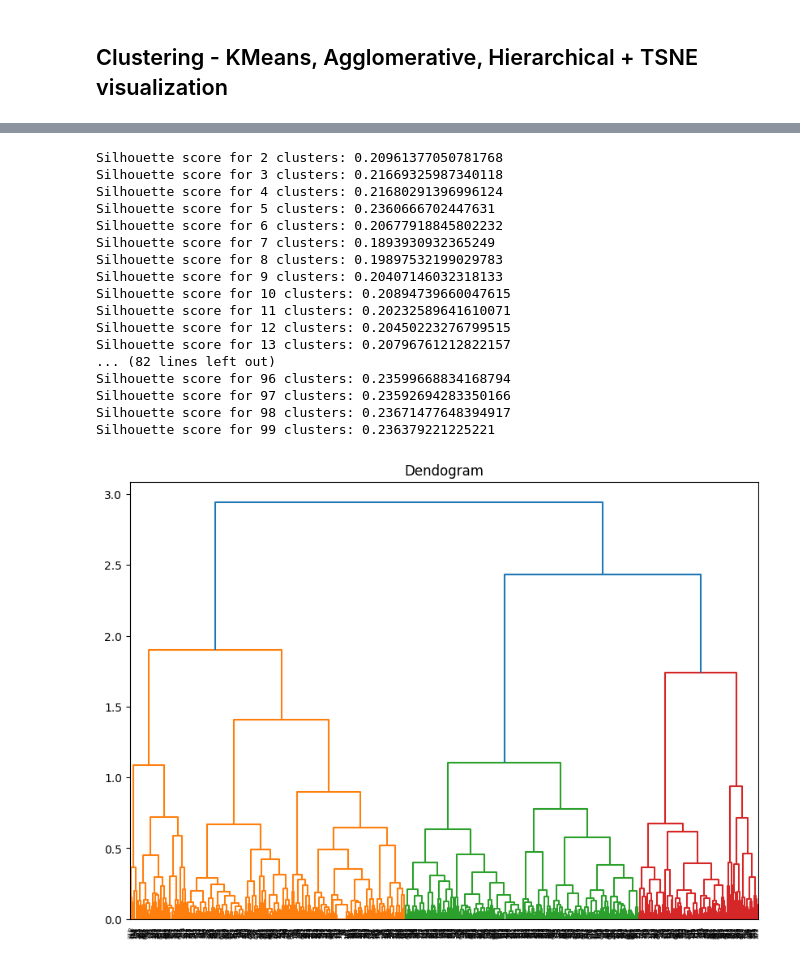
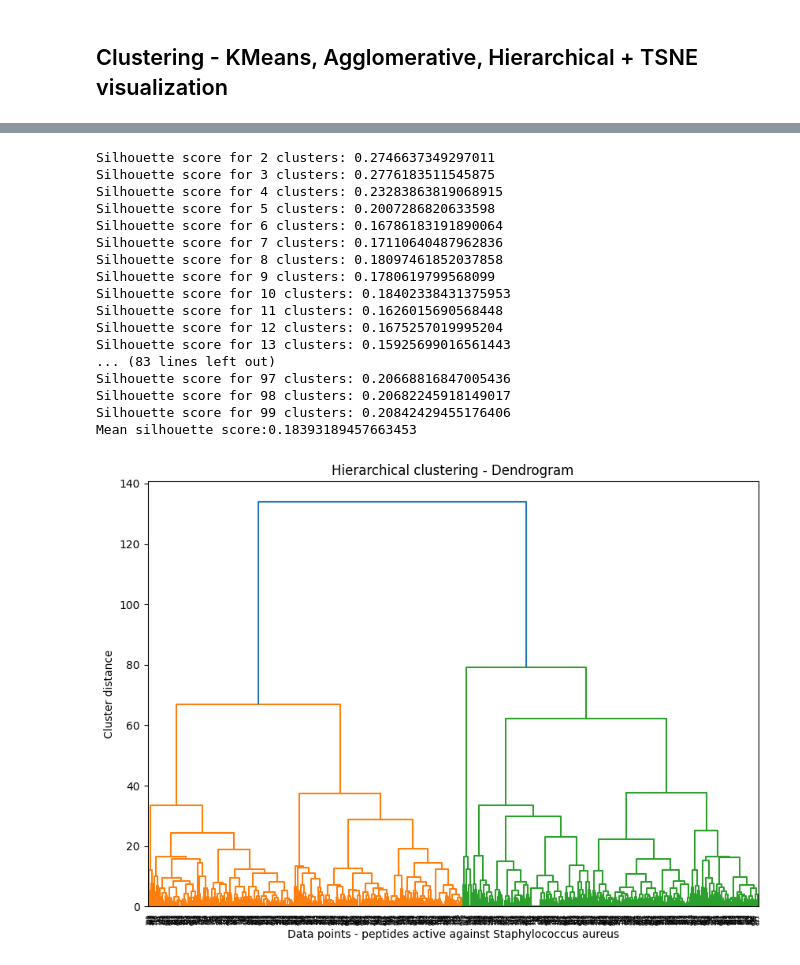
Before and after one commit to Dominule/qsAMPr, a Jupyter notebook: src/cluster_stuff/basic_clustering.ipynb, the cells around one changed output, grey strips where cells are left out. Drawn from its saved outputs; the diff is of its cells as text; code cells hidden in the pictures.

```diff
--- a/src/cluster_stuff/basic_clustering.ipynb
+++ b/src/cluster_stuff/basic_clustering.ipynb
@@ -2,7 +2,7 @@
 ## Clustering - KMeans, Agglomerative, Hierarchical + TSNE visualization
 # %%
 import pandas as pd
-df = pd.read_csv("../data/examples_DBAASP/descriptors_positive_staphylococcus.csv")
+df = pd.read_csv("../../data/samples_DBAASP/descriptors_positive_staphylococcus.csv")
 # %%
 # KMeans clustering
 
@@ -45,36 +47,40 @@ for i in range(2, 100):
     score = metrics.silhouette_score(df, agg.labels_, metric='euclidean')
     silhouette_scores.append(score)
     print(f"Silhouette score for {i} clusters: {score}")
+avg = sum(silhouette_scores) / len(silhouette_scores)
+print("Mean silhouette score:" + str(avg))
 # %% [output]
-Silhouette score for 2 clusters: 0.20961377050781768
-Silhouette score for 3 clusters: 0.21669325987340118
-Silhouette score for 4 clusters: 0.21680291396996124
-Silhouette score for 5 clusters: 0.2360666702447631
-Silhouette score for 6 clusters: 0.20677918845802232
-Silhouette score for 7 clusters: 0.1893930932365249
-Silhouette score for 8 clusters: 0.19897532199029783
-Silhouette score for 9 clusters: 0.20407146032318133
-Silhouette score for 10 clusters: 0.20894739660047615
-Silhouette score for 11 clusters: 0.20232589641610071
-Silhouette score for 12 clusters: 0.20450223276799515
-Silhouette score for 13 clusters: 0.20796761212822157
-... (82 lines left out)
-Silhouette score for 96 clusters: 0.23599668834168794
-Silhouette score for 97 clusters: 0.23592694283350166
-Silhouette score for 98 clusters: 0.23671477648394917
-Silhouette score for 99 clusters: 0.236379221225221
+Silhouette score for 2 clusters: 0.2746637349297011
+Silhouette score for 3 clusters: 0.2776183511545875
+Silhouette score for 4 clusters: 0.23283863819068915
+Silhouette score for 5 clusters: 0.2007286820633598
+Silhouette score for 6 clusters: 0.16786183191890064
+Silhouette score for 7 clusters: 0.17110640487962836
+Silhouette score for 8 clusters: 0.18097461852037858
+Silhouette score for 9 clusters: 0.1780619799568099
+Silhouette score for 10 clusters: 0.18402338431375953
+Silhouette score for 11 clusters: 0.1626015690568448
+Silhouette score for 12 clusters: 0.1675257019995204
+Silhouette score for 13 clusters: 0.15925699016561443
+... (83 lines left out)
+Silhouette score for 97 clusters: 0.20668816847005436
+Silhouette score for 98 clusters: 0.20682245918149017
+Silhouette score for 99 clusters: 0.20842429455176406
+Mean silhouette score:0.18393189457663453
 # %%
 # dendrogram visualization - hierarchical clustering
 import scipy.cluster.hierarchy as shc
 import matplotlib.pyplot as plt
 
 plt.figure(figsize=(10, 7))
-plt.title("Dendogram")
+plt.title("Hierarchical clustering - Dendrogram")
 dend = shc.dendrogram(shc.linkage(df, method='ward'))
-
+plt.xlabel("Data points - peptides active against Staphylococcus aureus")
+plt.ylabel("Cluster distance")
+plt.savefig("Hierarchical clustering - dendrogram.png")
 plt.show()
 # %% [output]
-[figure, old version]
+[figure, new version]
 # %%
 # TSNE visualization
 
```
Also changed, not shown: parts of 2 cells of this notebook, 47 other files.
